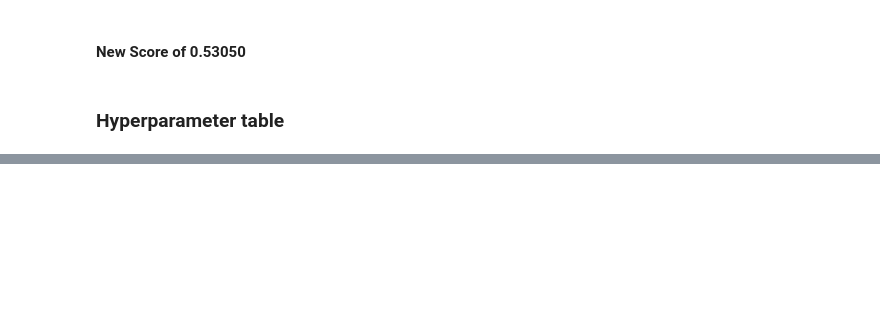
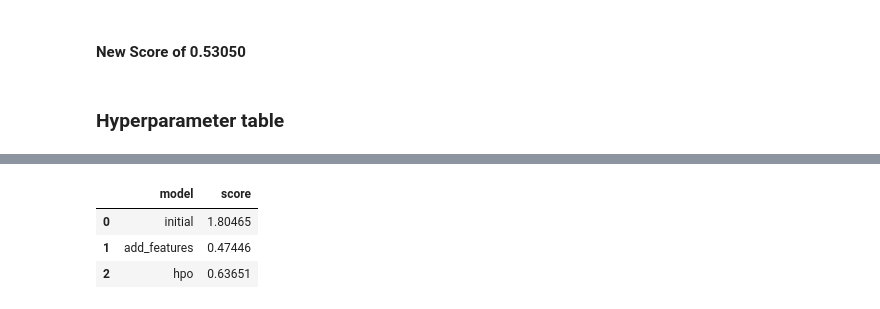
Before and after one commit to masinde70/AWS_ML, a Jupyter notebook: project.ipynb, the cells around one changed output, grey strips where cells are left out. Cells and saved outputs as stored; diff of their text form; code cells hidden in the pictures; blank space fills up the shorter version.

```diff
--- a/project.ipynb
+++ b/project.ipynb
@@ -610,11 +711,12 @@ fig.savefig('img/model_test_score.png')
 # %%
 # The 3 hyperparameters we tuned with the kaggle score as the result
 pd.DataFrame({
     "model": ["initial", "add_features", "hpo"],
-    "score": [
-            predictor.leaderboard(silent=True)['score_val'][0],
-            predictor_new_features.leaderboard(silent=True)['score_val'][0],
-            predictor_new_hpo.leaderboard(silent=True)['score_val'][0]
-        ]
+    "score": [1.80465, 0.47446,  0.63651]
 
 })
+# %% [output]
+|  | model | score |
+| 0 | initial | 1.80465 |
+| 1 | add_features | 0.47446 |
+| 2 | hpo | 0.63651 |
```
Also changed, not shown: parts of 19 cells of this notebook.
